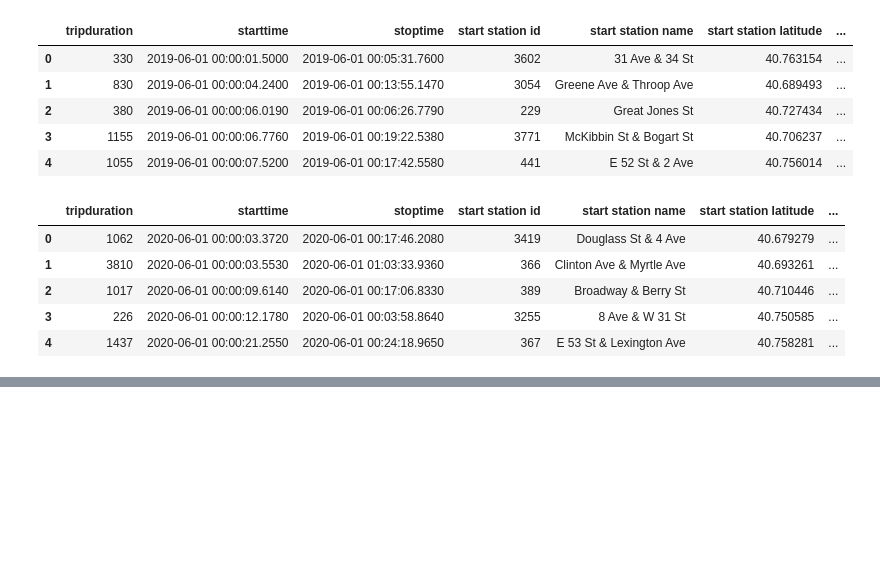
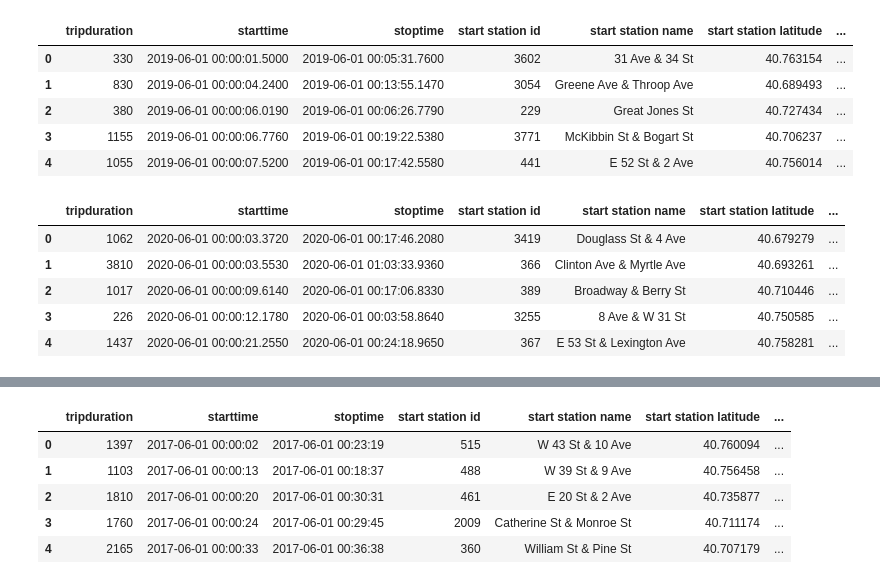
Before and after one commit to kellnergp/tableau-challenge, a Jupyter notebook: dataCleaning.ipynb, the cells around one changed output, grey strips where cells are left out. Cells and saved outputs as stored; diff of their text form; code cells hidden in the pictures; blank space fills up the shorter version.

```diff
--- a/dataCleaning.ipynb
+++ b/dataCleaning.ipynb
@@ -26,2 +36,12 @@ dfJun20.head()
+# %%
+dfJun17 = pd.read_csv('Resources/June/201706-citibike-tripdata.csv')
+dfJun17.head()
+# %% [output]
+|  | tripduration | starttime | stoptime | start station id | start station name | start station latitude | ... |
+| 0 | 1397 | 2017-06-01 00:00:02 | 2017-06-01 00:23:19 | 515 | W 43 St & 10 Ave | 40.760094 | ... |
+| 1 | 1103 | 2017-06-01 00:00:13 | 2017-06-01 00:18:37 | 488 | W 39 St & 9 Ave | 40.756458 | ... |
+| 2 | 1810 | 2017-06-01 00:00:20 | 2017-06-01 00:30:31 | 461 | E 20 St & 2 Ave | 40.735877 | ... |
+| 3 | 1760 | 2017-06-01 00:00:24 | 2017-06-01 00:29:45 | 2009 | Catherine St & Monroe St | 40.711174 | ... |
+| 4 | 2165 | 2017-06-01 00:00:33 | 2017-06-01 00:36:38 | 360 | William St & Pine St | 40.707179 | ... |
 # %%
 # print size of raw dataframes
```
Also changed, not shown: parts of 20 cells of this notebook, 1 other file.
